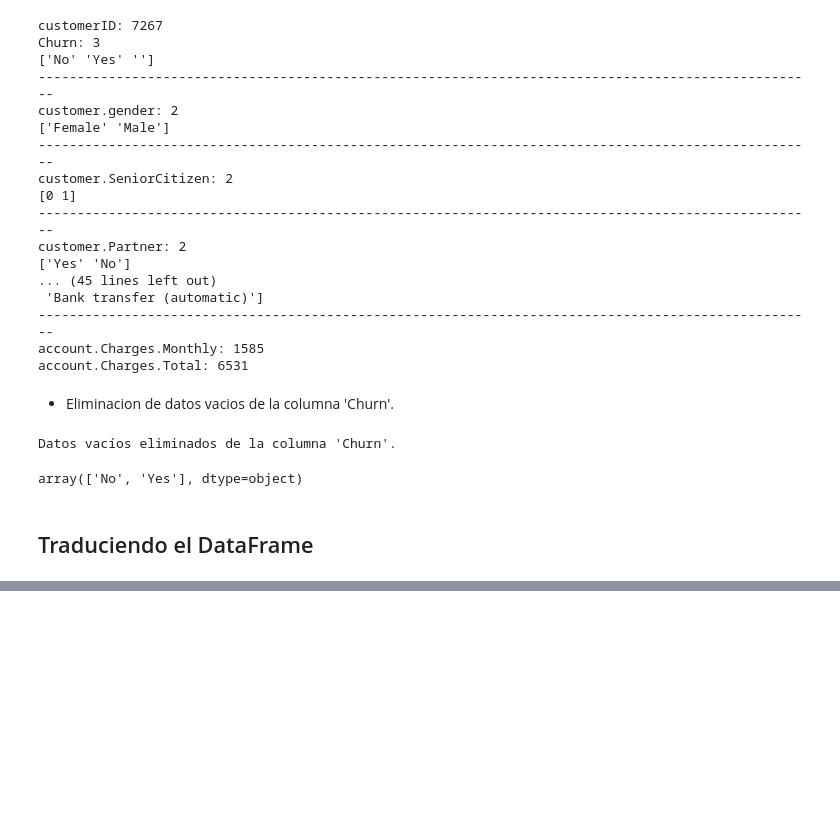
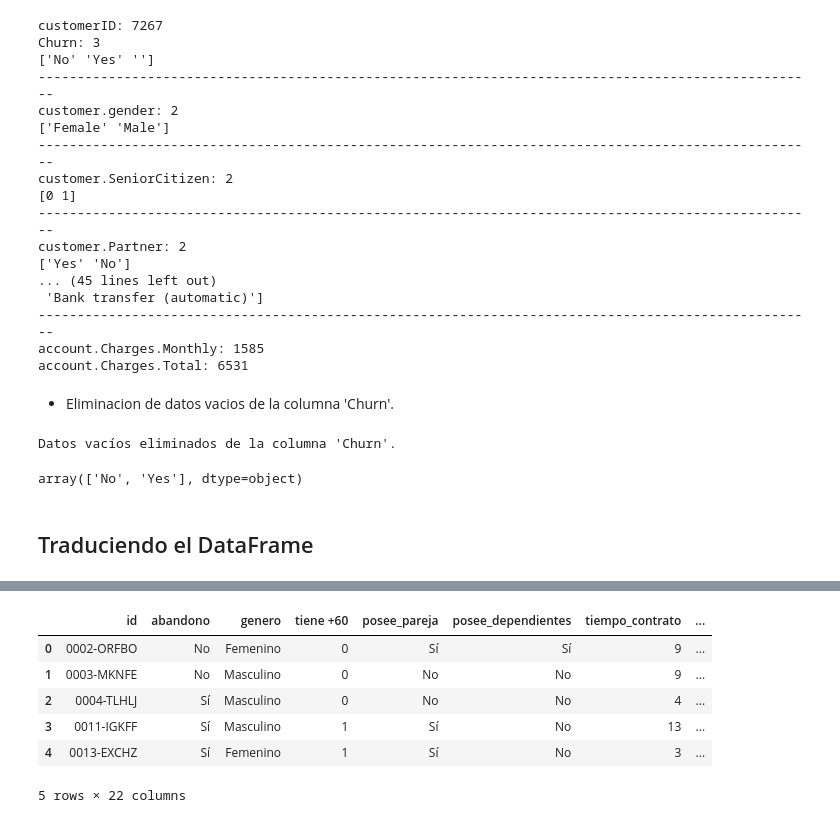
Before and after one commit to saithrr/Telecom_X_-SRR, a Jupyter notebook: TELECOM_X.ipynb, the cells around one changed output, grey strips where cells are left out. Saved outputs shown, nothing was run; the diff lists cells and outputs as text; code cells hidden in the pictures; blank space fills up the shorter version.

```diff
--- a/TELECOM_X.ipynb
+++ b/TELECOM_X.ipynb
@@ -225,0 +244,11 @@ df['tipo_internet'] = df['tipo_internet'].replace({'Fiber optic': 'Fibra óptica
+# %%
+df['gasto_diario'] = df.apply(lambda row: row['total_cobrado'] / (row['tiempo_contrato'] * 30) if row['tiempo_contrato'] > 0 else 0, axis=1)
+df.head()
+# %% [output]
+|  | id | abandono | genero | tiene +60 | posee_pareja | posee_dependientes | tiempo_contrato | ... |
+| 0 | 0002-ORFBO | No | Femenino | 0 | Sí | Sí | 9 | ... |
+| 1 | 0003-MKNFE | No | Masculino | 0 | No | No | 9 | ... |
+| 2 | 0004-TLHLJ | Sí | Masculino | 0 | No | No | 4 | ... |
+| 3 | 0011-IGKFF | Sí | Masculino | 1 | Sí | No | 13 | ... |
+| 4 | 0013-EXCHZ | Sí | Femenino | 1 | Sí | No | 3 | ... |
+5 rows × 22 columns
```
Also changed, not shown: parts of 18 cells of this notebook.
